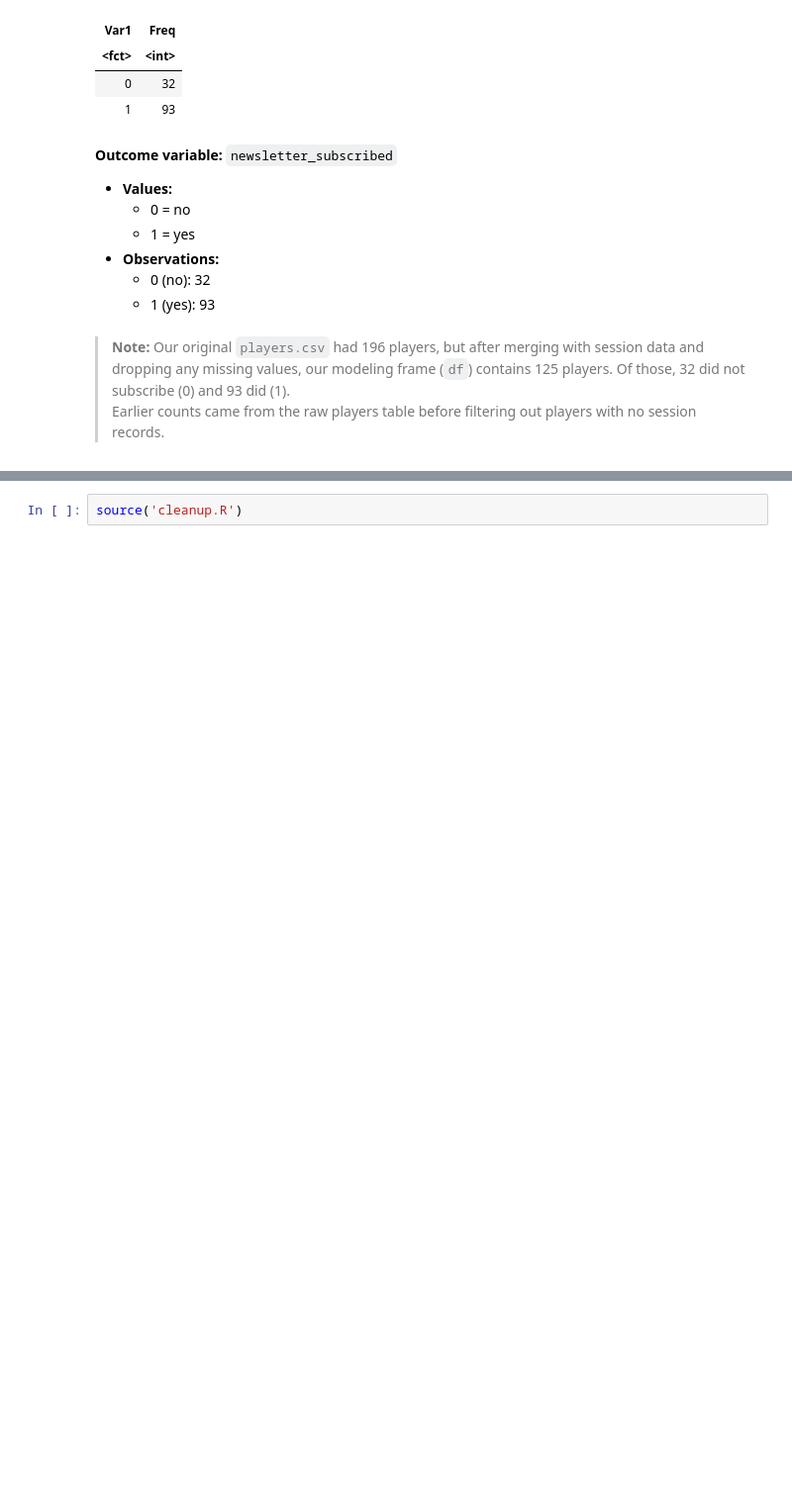
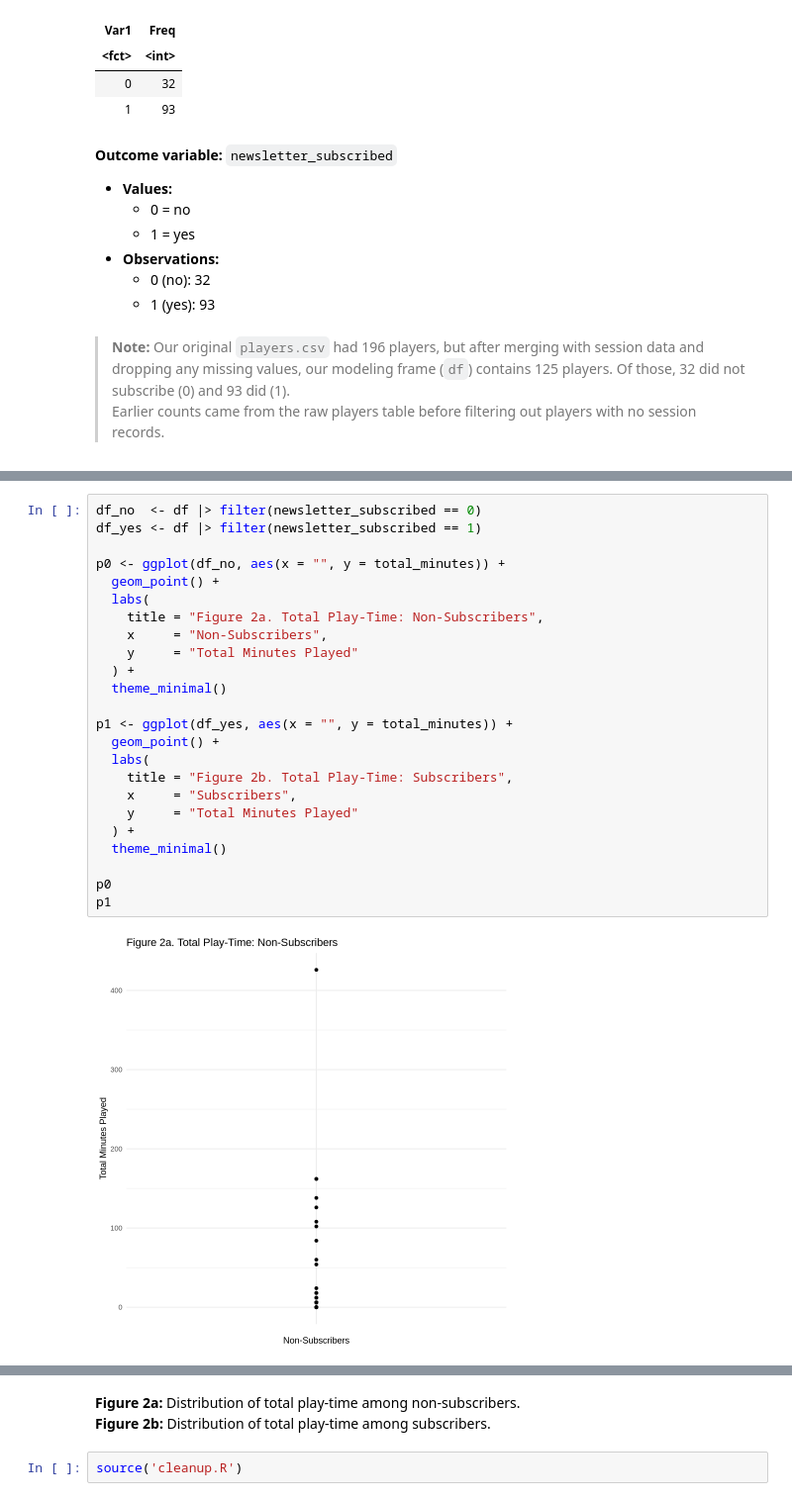
Before and after one commit to smirsham/DSCI-100-Project, a Jupyter notebook: Project_Code.ipynb, the cells around one changed output, grey strips where cells are left out. Shown: that part at 99% size. Drawn from its saved outputs; the diff is of its cells as text; blank space fills up the shorter version.

```diff
--- a/Project_Code.ipynb
+++ b/Project_Code.ipynb
@@ -229,0 +244,26 @@ A data.frame: 2 × 2
+# %%
+df_no  <- df |> filter(newsletter_subscribed == 0)
+df_yes <- df |> filter(newsletter_subscribed == 1)
+
+p0 <- ggplot(df_no, aes(x = "", y = total_minutes)) +
+  geom_point() +
+  labs(
+    title = "Figure 2a. Total Play-Time: Non-Subscribers",
+    x     = "Non-Subscribers",
+    y     = "Total Minutes Played"
+  ) +
+  theme_minimal()
+
+p1 <- ggplot(df_yes, aes(x = "", y = total_minutes)) +
+  geom_point() +
+  labs(
+    title = "Figure 2b. Total Play-Time: Subscribers",
+    x     = "Subscribers",
+    y     = "Total Minutes Played"
+  ) +
+  theme_minimal()
+
+p0
+p1
+# %% [output]
+[figure, added]
@@ -230,2 +271,5 @@ A data.frame: 2 × 2
+# %% [markdown]
+**Figure 2a:** Distribution of total play-time among non-subscribers.
+**Figure 2b:** Distribution of total play-time among subscribers.
 # %%
 source('cleanup.R')
```
Also changed, not shown: parts of 2 cells of this notebook.
